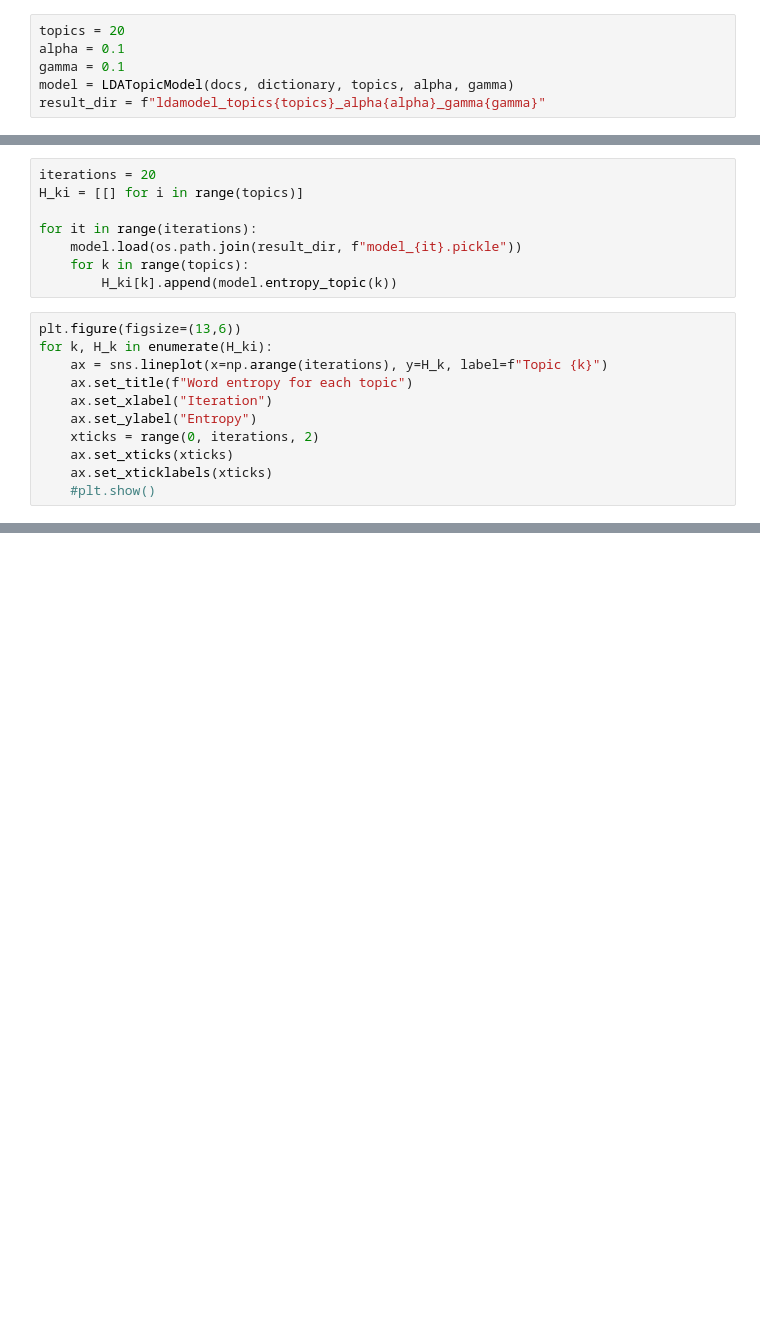
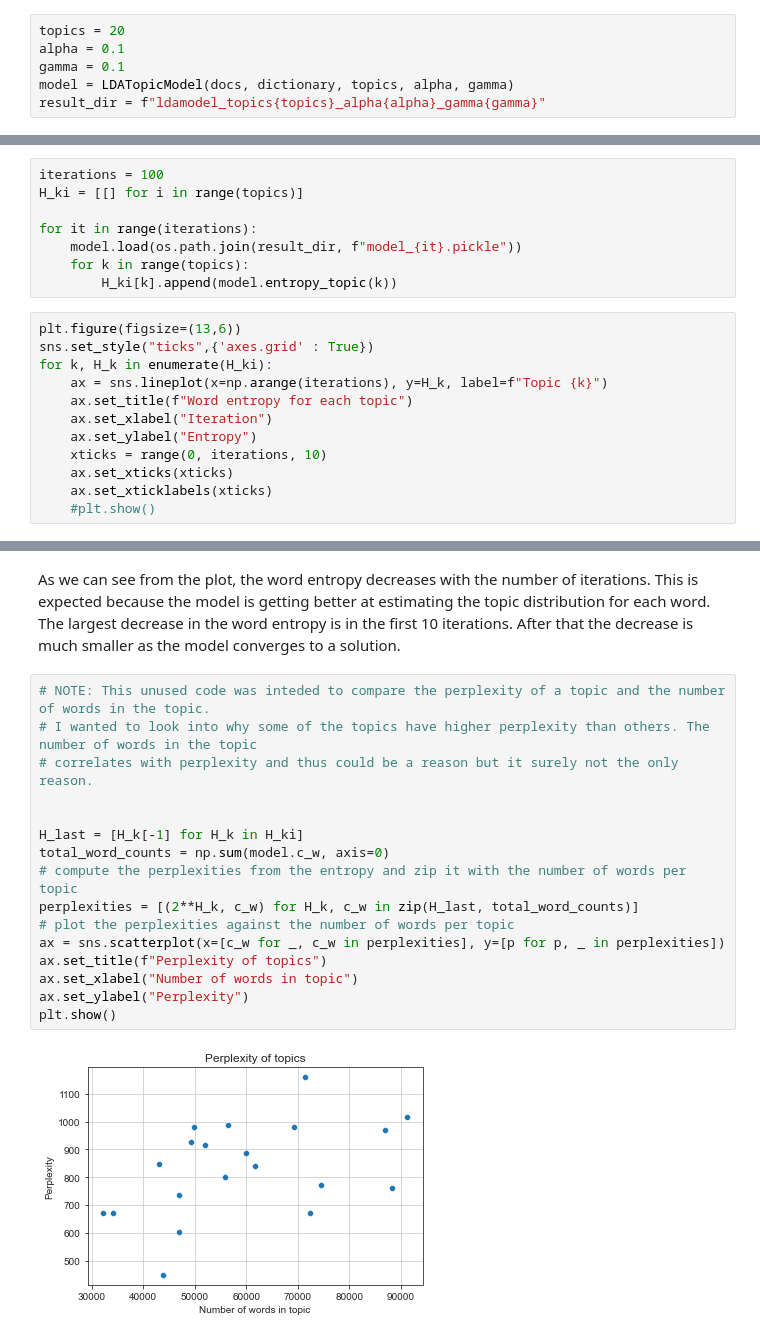
Before and after one commit to kukas/lda_topic_modeling, a Jupyter notebook: latent_dirichlet_allocation.ipynb, the cells around one changed output, grey strips where cells are left out. Saved outputs shown, nothing was run; the diff lists cells and outputs as text; blank space fills up the shorter version.

```diff
--- a/latent_dirichlet_allocation.ipynb
+++ b/latent_dirichlet_allocation.ipynb
@@ -66,6 +111,6 @@ for it in [0, 1, 2, 5, 10, 20]:
 number of Gibbs iterations. Plot them all in one figure.
 # %%
-iterations = 20
+iterations = 100
 H_ki = [[] for i in range(topics)]
 
 for it in range(iterations):
@@ -74,12 +119,13 @@ for it in range(iterations):
         H_ki[k].append(model.entropy_topic(k))
 # %%
 plt.figure(figsize=(13,6))
+sns.set_style("ticks",{'axes.grid' : True})
 for k, H_k in enumerate(H_ki):
     ax = sns.lineplot(x=np.arange(iterations), y=H_k, label=f"Topic {k}")
     ax.set_title(f"Word entropy for each topic")
     ax.set_xlabel("Iteration")
     ax.set_ylabel("Entropy")
-    xticks = range(0, iterations, 2)
+    xticks = range(0, iterations, 10)
     ax.set_xticks(xticks)
     ax.set_xticklabels(xticks)
     #plt.show()
@@ -88 +134,21 @@ for k, H_k in enumerate(H_ki):
+# %% [markdown]
+As we can see from the plot, the word entropy decreases with the number of iterations. This is expected because the model is getting better at estimating the topic distribution for each word. The largest decrease in the word entropy is in the first 10 iterations. After that the decrease is much smaller as the model converges to a solution.
+# %%
+# NOTE: This unused code was inteded to compare the perplexity of a topic and the number of words in the topic.
+# I wanted to look into why some of the topics have higher perplexity than others. The number of words in the topic
+# correlates with perplexity and thus could be a reason but it surely not the only reason.
+
+
+H_last = [H_k[-1] for H_k in H_ki]
+total_word_counts = np.sum(model.c_w, axis=0)
+# compute the perplexities from the entropy and zip it with the number of words per topic
+perplexities = [(2**H_k, c_w) for H_k, c_w in zip(H_last, total_word_counts)]
+# plot the perplexities against the number of words per topic
+ax = sns.scatterplot(x=[c_w for _, c_w in perplexities], y=[p for p, _ in perplexities])
+ax.set_title(f"Perplexity of topics")
+ax.set_xlabel("Number of words in topic")
+ax.set_ylabel("Perplexity")
+plt.show()
+# %% [output]
+[figure, added]
 # %% [markdown]
```
Also changed, not shown: parts of 23 cells of this notebook, 1 other file.
